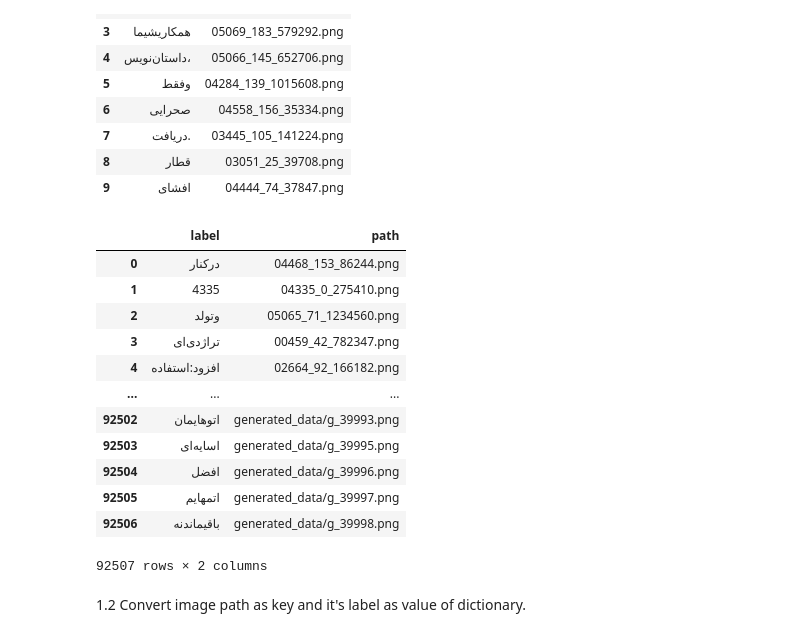
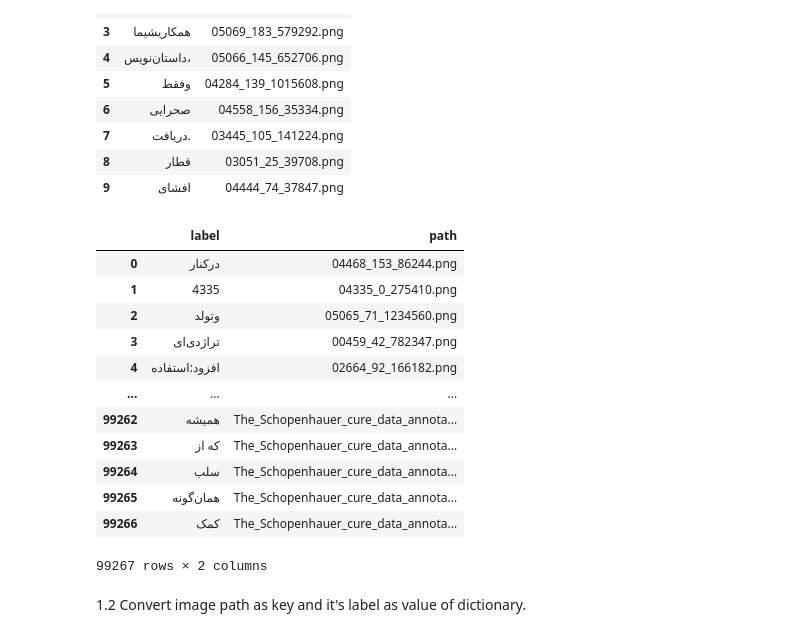
Before and after one commit to arman-hm/ParseText, a Jupyter notebook: Train_persian_OCR.ipynb, the cells around one changed output. Cells and saved outputs as stored; diff of their text form; code cells hidden in the pictures.

```diff
--- a/Train_persian_OCR.ipynb
+++ b/Train_persian_OCR.ipynb
@@ -42,3 +45,8 @@ print(char_to_index)
 # %% [output]
 ['!', '%', '(', ')', '*', '+', '.', '/', '0', '1', '2', '3', '4', '5', '6', '7', '8', '9', ':', '«', '»', '،', '؛', '؟', 'ئ', 'ا', 'ب', 'ت', 'ث', 'ج', 'ح', 'خ', 'د', 'ذ', 'ر', 'ز', 'س', 'ش', 'ص', 'ض', ...
 {'!': 1, '%': 2, '(': 3, ')': 4, '*': 5, '+': 6, '.': 7, '/': 8, '0': 9, '1': 10, '2': 11, '3': 12, '4': 13, '5': 14, '6': 15, '7': 16, '8': 17, '9': 18, ':': 19, '«': 20, '»': 21, '،': 22, '؛': 23, ' ...
+# %%
+rdf = pd.read_csv("Data/The_Schopenhauer_cure_data_train.csv")
+rdf = rdf.loc[:, ~rdf.columns.str.contains('^Unnamed')]
+rdf = rdf[rdf['label'].str.len() < 15]
+rdf.head(10)
@@ -96,23 +133,23 @@ tdf.head(10)
 | 8 | قطار | 03051_25_39708.png |
 | 9 | افشای | 04444_74_37847.png |
 # %%
-frames = [df, gdf]
+frames = [df, gdf, rdf]
 df = pd.concat(frames)
 df = df.reset_index(drop=True)
 df
 # %% [output]
 |  | label | path |
 | 0 | درکنار | 04468_153_86244.png |
 | 1 | 4335 | 04335_0_275410.png |
 | 2 | وتولد | 05065_71_1234560.png |
 | 3 | تراژدی‌ای | 00459_42_782347.png |
 | 4 | افزود:استفاده | 02664_92_166182.png |
 | ... | ... | ... |
-| 92502 | اتوهایمان | generated_data/g_39993.png |
-| 92503 | اسایه‌ای | generated_data/g_39995.png |
-| 92504 | افضل | generated_data/g_39996.png |
-| 92505 | اتمهایم | generated_data/g_39997.png |
-| 92506 | باقیماندنه | generated_data/g_39998.png |
+| 99262 | همیشه | The_Schopenhauer_cure_data_annota... |
+| 99263 | که از | The_Schopenhauer_cure_data_annota... |
+| 99264 | سلب | The_Schopenhauer_cure_data_annota... |
+| 99265 | همان‌گونه | The_Schopenhauer_cure_data_annota... |
+| 99266 | کمک | The_Schopenhauer_cure_data_annota... |
-92507 rows × 2 columns
+99267 rows × 2 columns
 # %% [markdown]
 1.2 Convert image path as key and it's label as value of dictionary.
```
Also changed, not shown: parts of 19 cells of this notebook, 18 other files.
